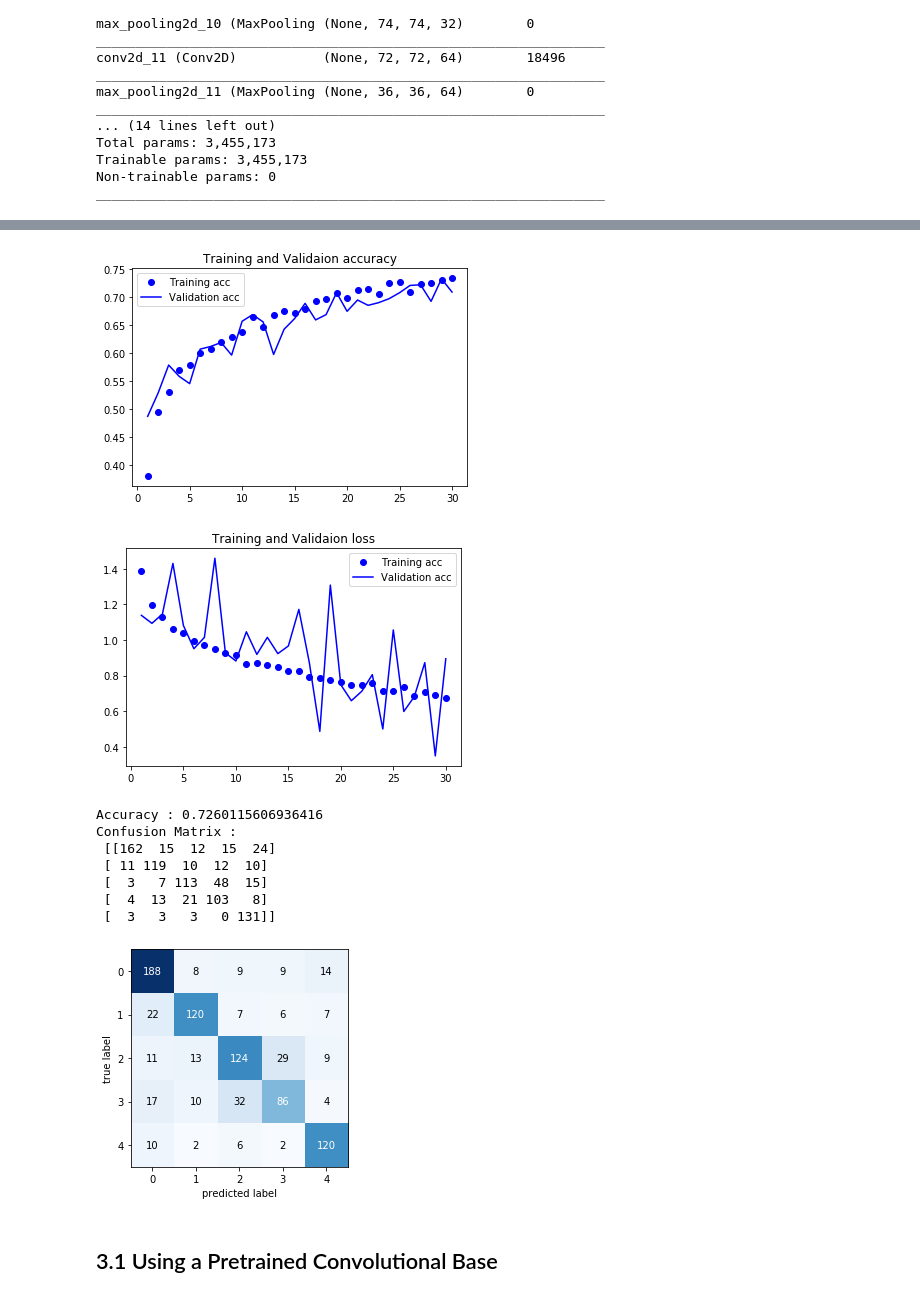
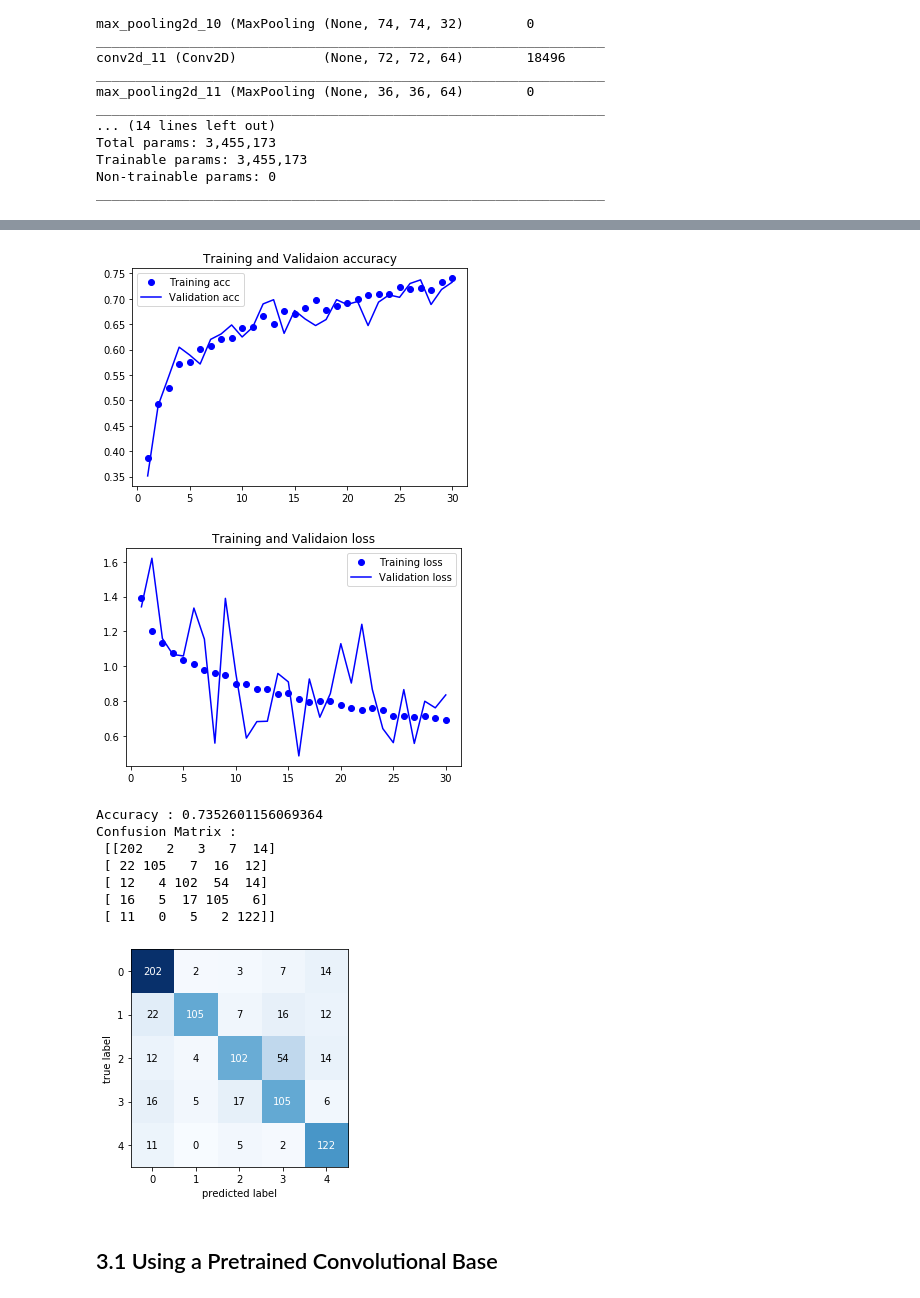
Before and after one commit to davidkwlarsson/edan95, a Jupyter notebook: Lab3/lab3.ipynb, the cells around one changed output, grey strips where cells are left out. Drawn from its saved outputs; the diff is of its cells as text; code cells hidden in the pictures.

```diff
--- a/Lab3/lab3.ipynb
+++ b/Lab3/lab3.ipynb
@@ -181,5 +189,5 @@ Found 865 images belonging to 5 classes.
 # %%
-retrain_model = False
+retrain_model = True
 # %%
 if retrain_model:
     history = model.fit_generator(train_generator,
@@ -511,27 +526,27 @@ else:
 # %%
 acc = history.history['acc']
 val_acc = history.history['val_acc']
 loss = history.history['loss']
 val_loss = history.history['val_loss']
 
 epochs = range(1, len(acc) + 1)
 
 plt.plot(epochs, acc, 'bo', label = 'Training acc')
 plt.plot(epochs, val_acc, 'b', label = 'Validation acc')
 plt.title('Training and Validaion accuracy')
 plt.legend()
 
 plt.figure()
 
-plt.plot(epochs, loss, 'bo', label = 'Training acc')
-plt.plot(epochs, val_loss, 'b', label = 'Validation acc')
+plt.plot(epochs, loss, 'bo', label = 'Training loss')
+plt.plot(epochs, val_loss, 'b', label = 'Validation loss')
 plt.title('Training and Validaion loss')
 plt.legend()
 
 plt.show()
 # %% [output]
-[figure, old version]
+[figure, new version]
-[figure, old version]
+[figure, new version]
 # %%
 y_hat = model3.predict_generator(test_generator)
 y_pred = np.argmax(y_hat, axis=1)
@@ -540,18 +555,18 @@ y = test_generator.classes
 print('Accuracy :', accuracy_score(y,y_pred))
 print('Confusion Matrix :\n', confusion_matrix(y, y_pred))
 # %% [output]
-Accuracy : 0.7260115606936416
+Accuracy : 0.7352601156069364
 Confusion Matrix :
- [[162  15  12  15  24]
- [ 11 119  10  12  10]
- [  3   7 113  48  15]
- [  4  13  21 103   8]
- [  3   3   3   0 131]]
+ [[202   2   3   7  14]
+ [ 22 105   7  16  12]
+ [ 12   4 102  54  14]
+ [ 16   5  17 105   6]
+ [ 11   0   5   2 122]]
 # %%
 cm = confusion_matrix(y, y_pred)
 plot_confusion_matrix(cm);
 # %% [output]
-[figure, old version]
+[figure, new version]
 # %% [markdown]
 ## 3.1 Using a Pretrained Convolutional Base
 # %% [markdown]
```
Also changed, not shown: parts of 53 cells of this notebook.
